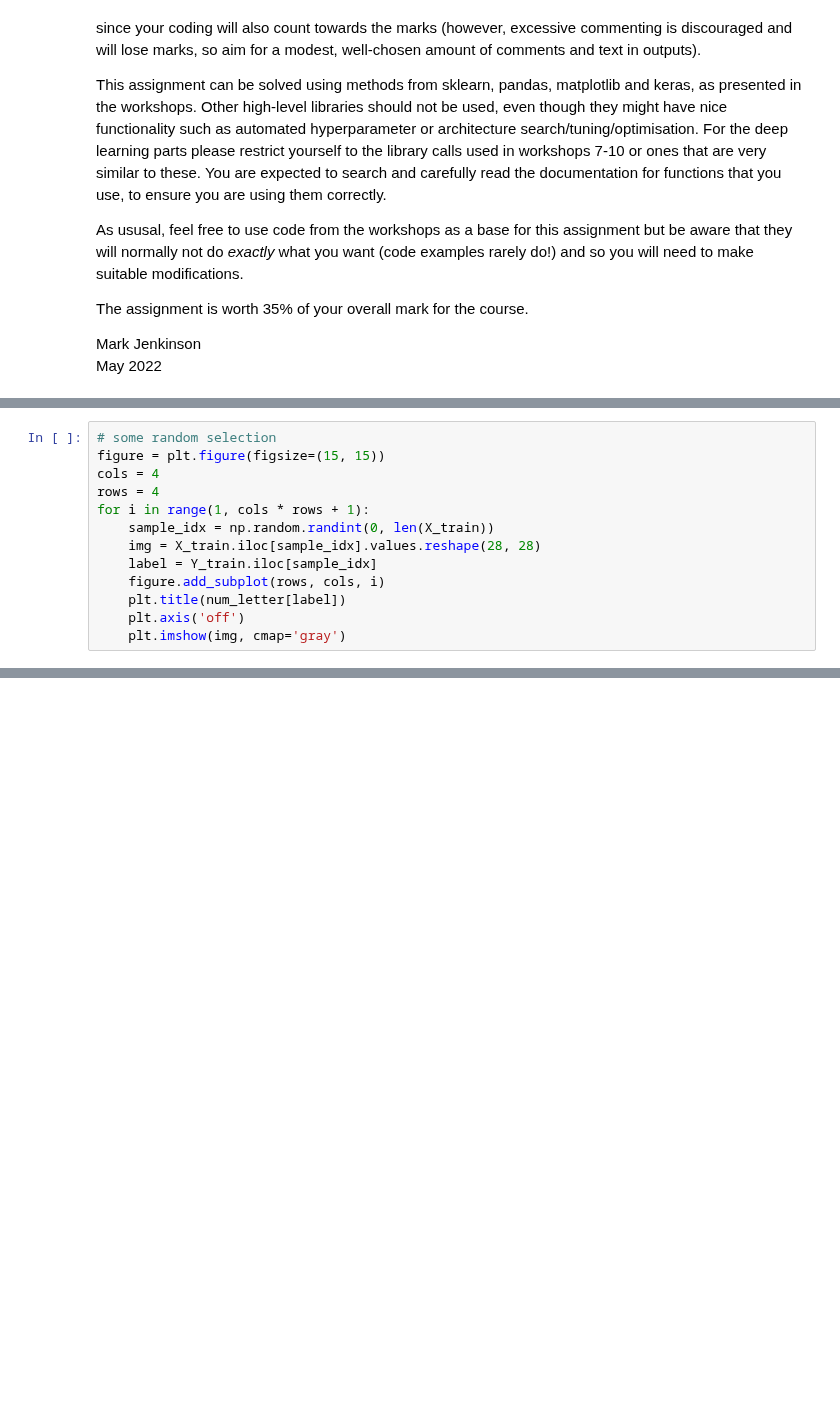
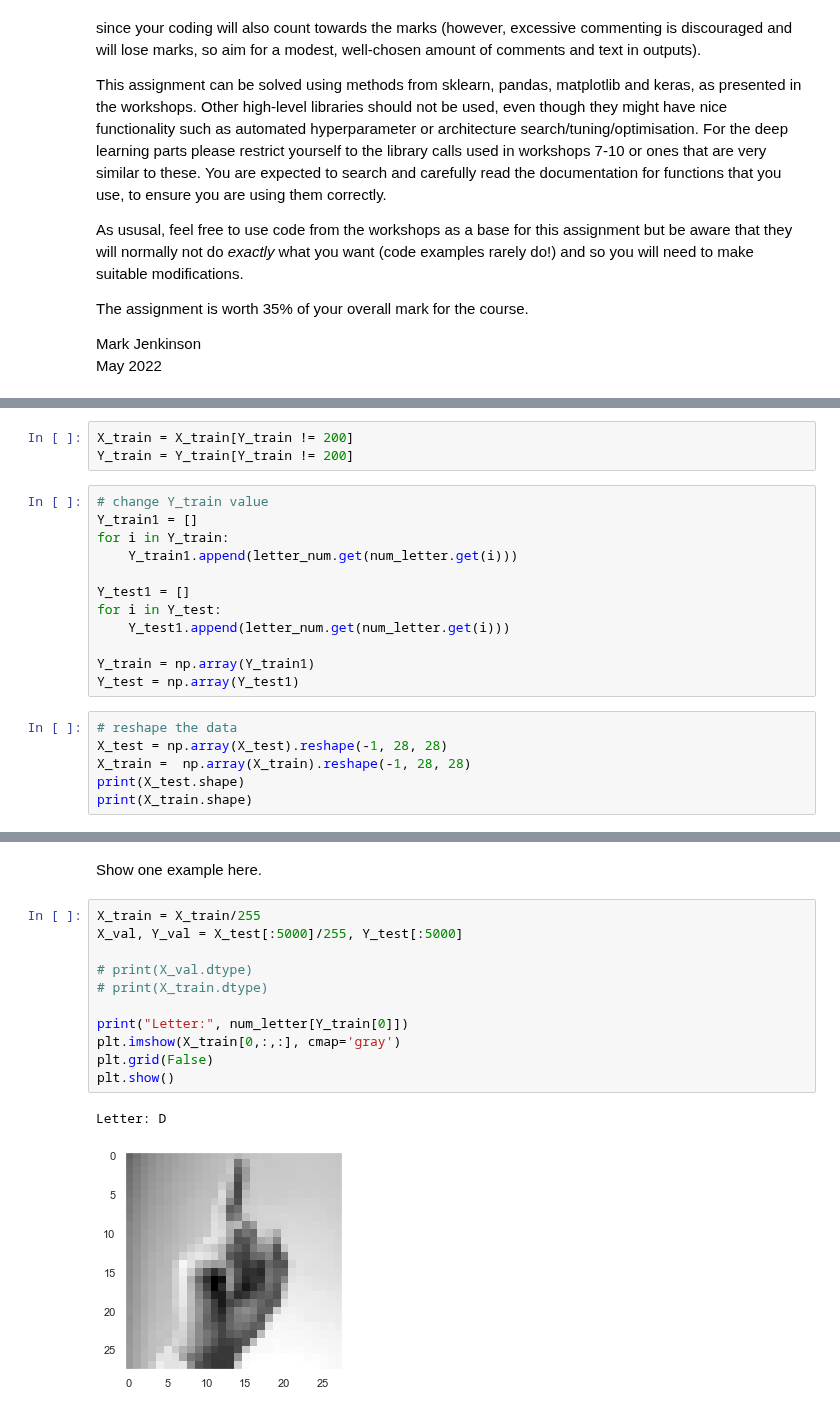
Before and after one commit to XiaoLinZzz/Machine-learning, a Jupyter notebook: A3/Assignment3_UMLT_2022_instructions.ipynb, the cells around one changed output, grey strips where cells are left out. Cells and saved outputs as stored; diff of their text form; blank space fills up the shorter version.

```diff
--- a/A3/Assignment3_UMLT_2022_instructions.ipynb
+++ b/A3/Assignment3_UMLT_2022_instructions.ipynb
@@ -159,13 +82,0 @@ num_letter = {
-# %%
-# some random selection
-figure = plt.figure(figsize=(15, 15))
-cols = 4
-rows = 4
-for i in range(1, cols * rows + 1):
-    sample_idx = np.random.randint(0, len(X_train))
-    img = X_train.iloc[sample_idx].values.reshape(28, 28)
-    label = Y_train.iloc[sample_idx]
-    figure.add_subplot(rows, cols, i)
-    plt.title(num_letter[label])
-    plt.axis('off')
-    plt.imshow(img, cmap='gray')
@@ -320,0 +192,21 @@ AttributeError: 'Base_CNN' object has no attribute 'fit'
+# %%
+X_train = X_train[Y_train != 200]
+Y_train = Y_train[Y_train != 200]
+# %%
+# change Y_train value
+Y_train1 = []
+for i in Y_train:
+    Y_train1.append(letter_num.get(num_letter.get(i)))
+
+Y_test1 = []
+for i in Y_test:
+    Y_test1.append(letter_num.get(num_letter.get(i)))
+
+Y_train = np.array(Y_train1)
+Y_test = np.array(Y_test1)
+# %%
+# reshape the data
+X_test = np.array(X_test).reshape(-1, 28, 28)
+X_train =  np.array(X_train).reshape(-1, 28, 28)
+print(X_test.shape)
+print(X_train.shape)
@@ -320,0 +225,16 @@ AttributeError: 'Base_CNN' object has no attribute 'fit'
+# %% [markdown]
+Show one example here.
+# %%
+X_train = X_train/255
+X_val, Y_val = X_test[:5000]/255, Y_test[:5000]
+
+# print(X_val.dtype)
+# print(X_train.dtype)
+
+print("Letter:", num_letter[Y_train[0]])
+plt.imshow(X_train[0,:,:], cmap='gray')
+plt.grid(False)
+plt.show()
+# %% [output]
+Letter: D
+[figure, added]
```
Also changed, not shown: parts of 40 cells of this notebook, 7 other files.
